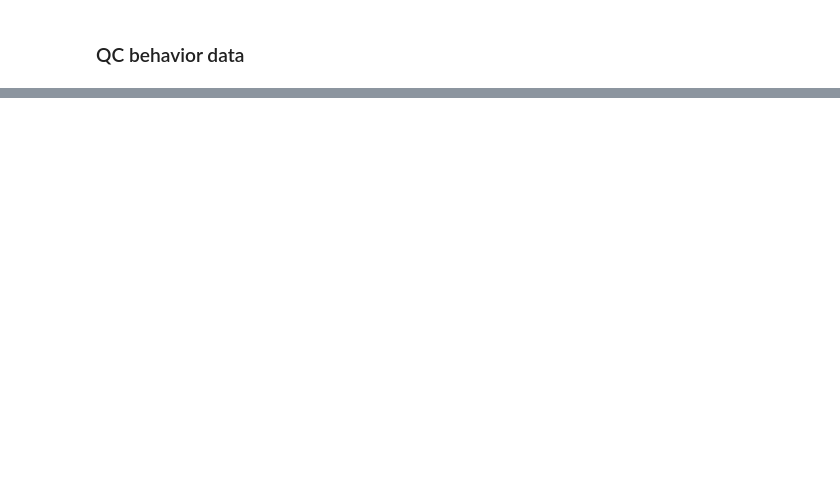
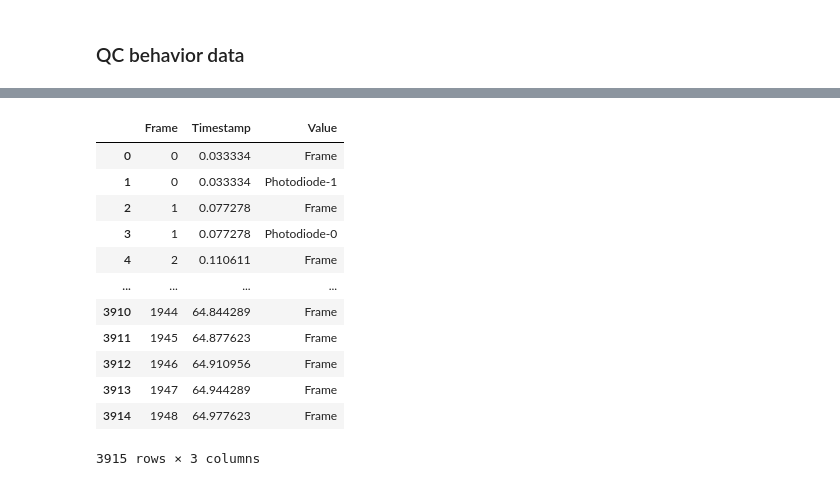
Before and after one commit to AMShelton/vip-slap2-analysis, a Jupyter notebook: notebooks/behavior/2026-02-16_ProcessBehavior.ipynb, the cells around one changed output, grey strips where cells are left out. Drawn from its saved outputs; the diff is of its cells as text; code cells hidden in the pictures; blank space fills up the shorter version.

```diff
--- a/notebooks/behavior/2026-02-16_ProcessBehavior.ipynb
+++ b/notebooks/behavior/2026-02-16_ProcessBehavior.ipynb
@@ -98,0 +319,2 @@ QC passed
+# %%
+pd_df = pd.read_pickle(r"\\allen\aind\scratch\ophys\Andrew\VIP_synaptic_dynamics\iGluSnFR4f+RCaMP3\826033\826033_2026-02-18_11-57-04\behavior\VCO1_Behavior.harp\extracted_files\photodiode.pkl")
@@ -98,0 +323,36 @@ QC passed
+# %%
+data_dir = r"\\allen\aind\scratch\ophys\Andrew\VIP_synaptic_dynamics\temp"
+# %%
+stim_paths = glob.glob(os.path.join(data_dir,'**.csv'))
+pd_paths = glob.glob(os.path.join(data_dir,'**.pkl'))
+# %%
+for i,(s_path,p_path) in enumerate(zip(stim_paths,pd_paths)):
+    stim_df,meta = ps.correct_event_log(s_path,p_path,savepath=s_path)
+
+    if i==1:
+        pd_df = pd.read_pickle(p_path)
+        pd_df['time'] = pd_df.index - pd_df.index[0]
+
+        fig,ax=plt.subplots(2,figsize=(16,10),sharex=True)
+
+        for axis in ax.flatten():
+            axis.tick_params(axis='x',which='major',reset=True,top=False,labelsize=12)
+            axis.tick_params(axis='y',which='major',reset=True,right=False,labelsize=12)
+
+        bon_peaks = find_peaks(stim_df['photodiode_state'],distance = 5,height=1)[0]
+        ax[0].plot(stim_df['corrected_timestamps'],stim_df['photodiode_state'])
+        ax[0].set_ylabel('Photodiode value')
+        ax[0].set_xlabel('BonVision time (s)')
+        a = ax[0].scatter(stim_df['corrected_timestamps'][bon_peaks],stim_df['photodiode_state'][bon_peaks],color='r')
+        ax[0].set_title('BonVision photodiode signal',fontsize=25)
+        ax[0].legend(handles=[a],labels=[f'Photodiode pulse, n = {len(bon_peaks)}'],frameon=False,fontsize=12)
+
+        harp_peaks = find_peaks(pd_df['AnalogInput0'],distance = 600,height=100)[0]
+        ax[1].plot(pd_df['time'],pd_df['AnalogInput0'])
+        ax[1].set_ylabel('Photodiode value')
+        ax[1].set_xlabel('HARP time (s)')
+        b = ax[1].scatter(pd_df['time'].iloc[harp_peaks],pd_df['AnalogInput0'].iloc[harp_peaks],color='r')
+        ax[1].set_title('HARP photodiode signal',fontsize=25)
+        ax[1].legend(handles=[b],labels=[f'Photodiode pulse, n = {len(harp_peaks)}'],frameon=False,fontsize=12)
+
+        fig.tight_layout()
@@ -98,0 +362,16 @@ QC passed
+# %%
+stim_df
+# %% [output]
+|  | Frame | Timestamp | Value |
+| 0 | 0 | 0.033334 | Frame |
+| 1 | 0 | 0.033334 | Photodiode-1 |
+| 2 | 1 | 0.077278 | Frame |
+| 3 | 1 | 0.077278 | Photodiode-0 |
+| 4 | 2 | 0.110611 | Frame |
+| ... | ... | ... | ... |
+| 3910 | 1944 | 64.844289 | Frame |
+| 3911 | 1945 | 64.877623 | Frame |
+| 3912 | 1946 | 64.910956 | Frame |
+| 3913 | 1947 | 64.944289 | Frame |
+| 3914 | 1948 | 64.977623 | Frame |
+3915 rows × 3 columns
```
Also changed, not shown: parts of 27 cells of this notebook, 2 other files.
